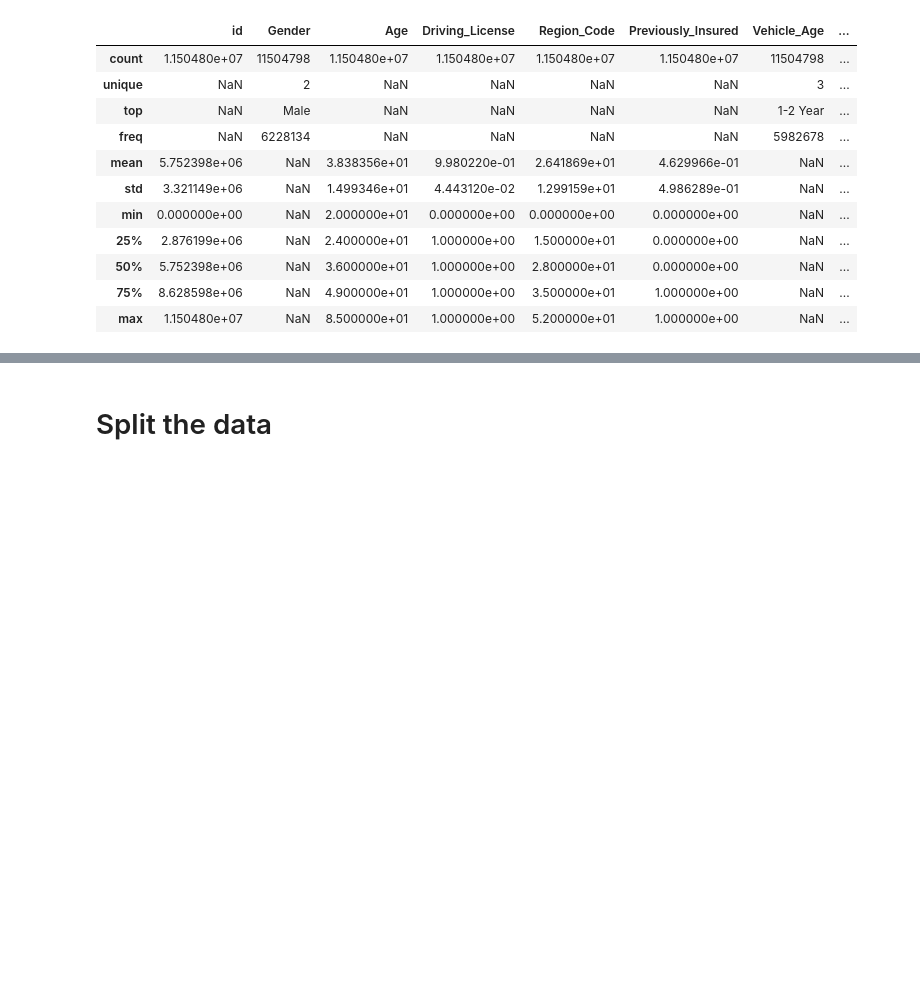
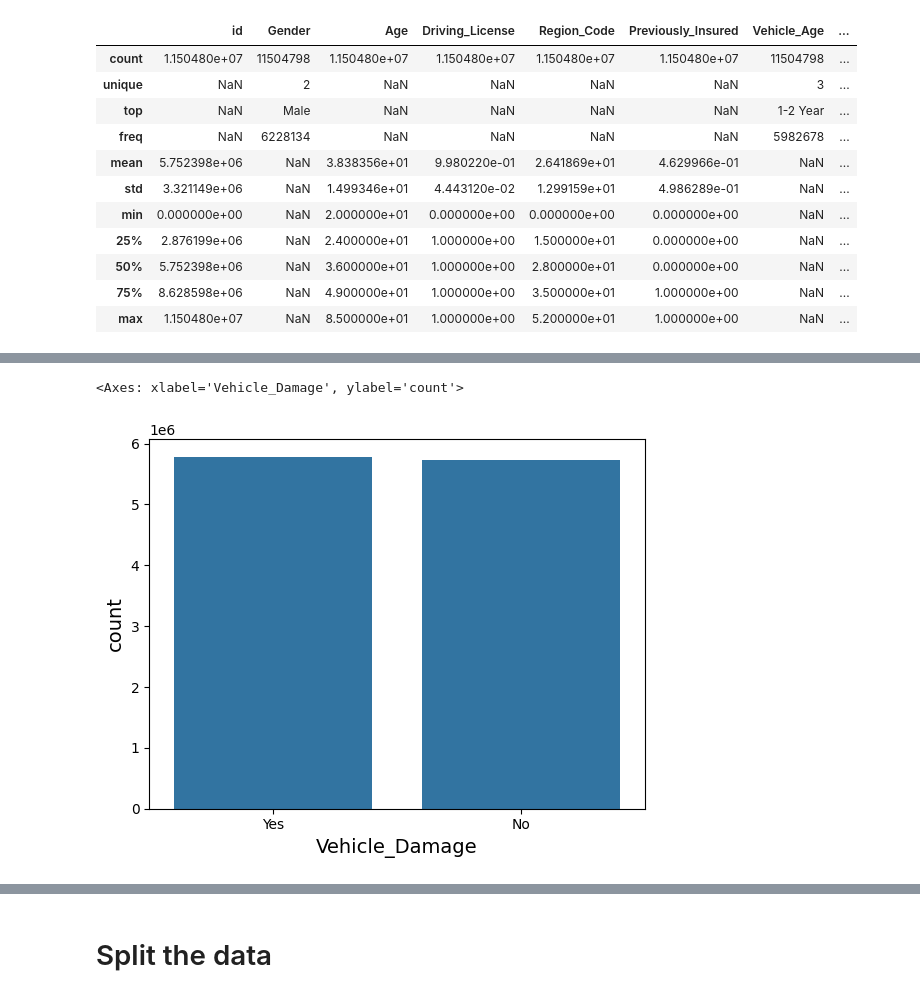
Before and after one commit to anielv95/kaggle-pg-4x07, a Jupyter notebook: notebooks/eda.ipynb, the cells around one changed output, grey strips where cells are left out. Drawn from its saved outputs; the diff is of its cells as text; code cells hidden in the pictures; blank space fills up the shorter version.

```diff
--- a/notebooks/eda.ipynb
+++ b/notebooks/eda.ipynb
@@ -122,0 +148,5 @@ numerical_variables
+# %%
+sns.countplot(train[categorical_variables], x= categorical_variables[2])
+# %% [output]
+<Axes: xlabel='Vehicle_Damage', ylabel='count'>
+[figure, added]
```
Also changed, not shown: parts of 13 cells of this notebook.
